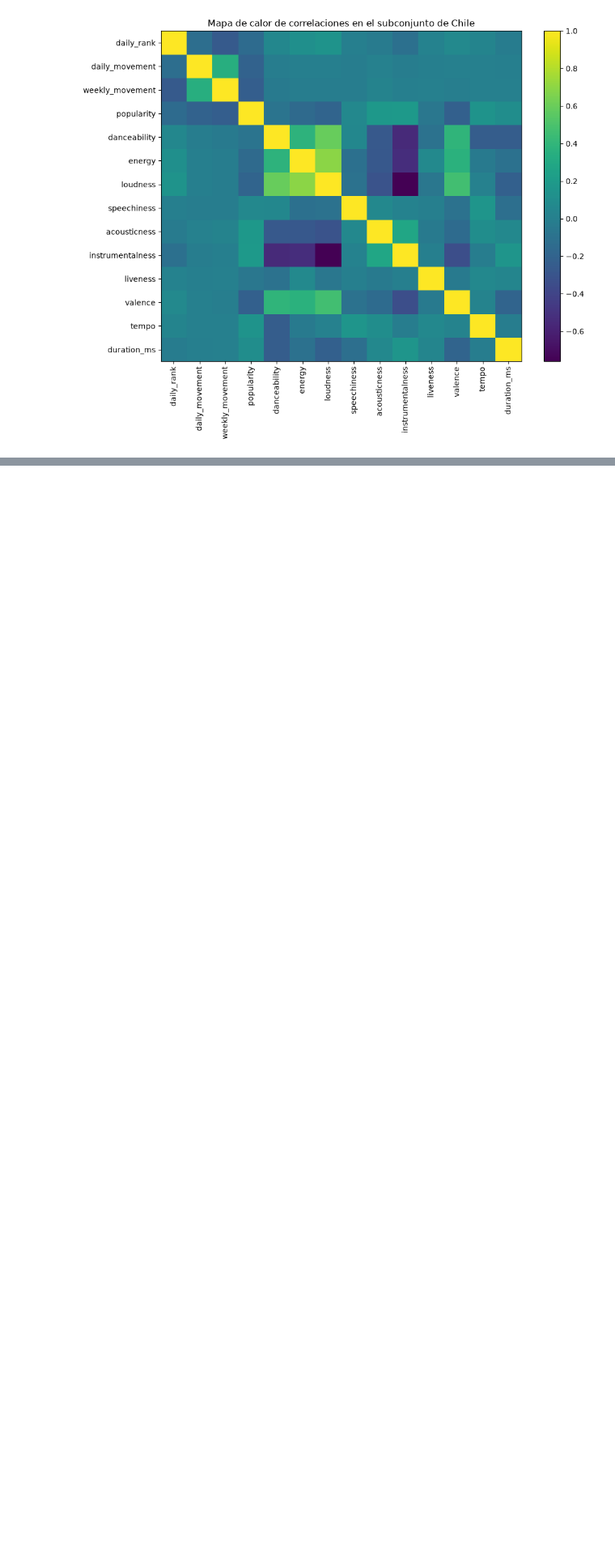
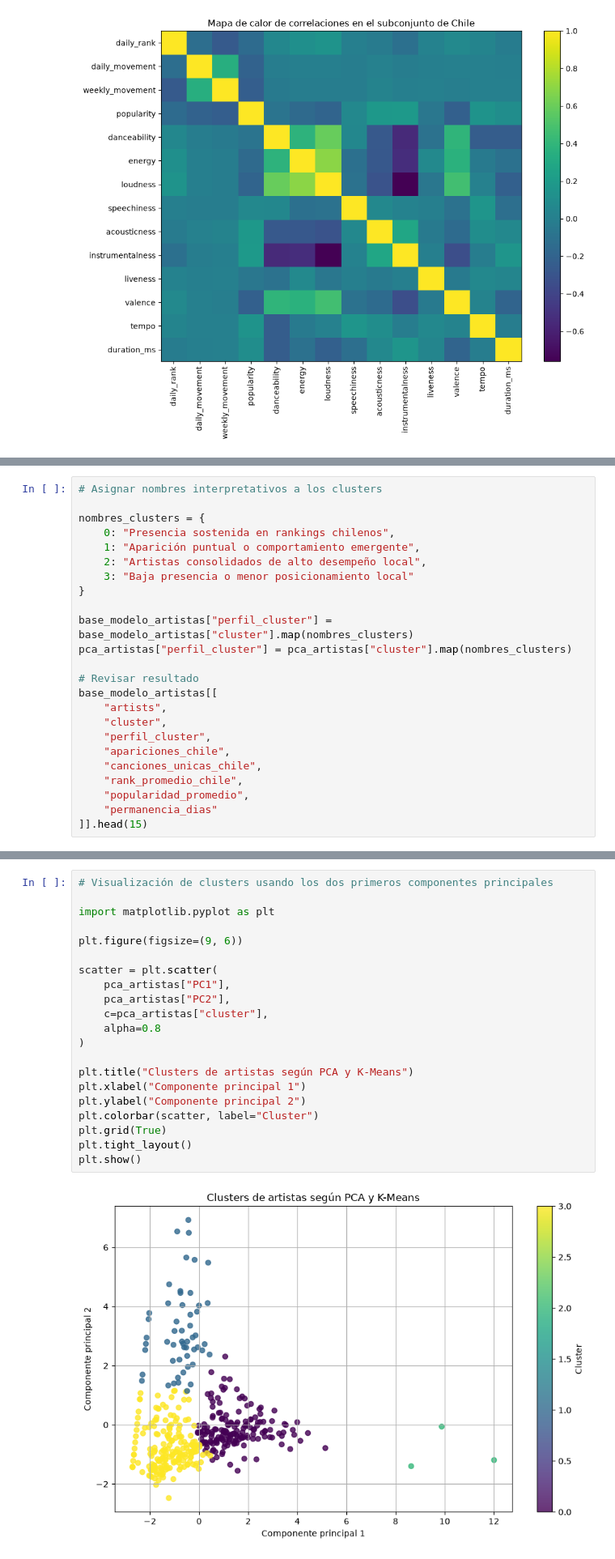
Before and after one commit to omarsanhuezaperiodista-ai/omarunab, a Jupyter notebook: spotify_artistas_chile_eda.ipynb, the cells around one changed output, grey strips where cells are left out. Shown at 81% size. Drawn from its saved outputs; the diff is of its cells as text; blank space fills up the shorter version.

```diff
--- a/spotify_artistas_chile_eda.ipynb
+++ b/spotify_artistas_chile_eda.ipynb
@@ -491,0 +1041,24 @@ plt.show()
+# %%
+# Asignar nombres interpretativos a los clusters
+
+nombres_clusters = {
+    0: "Presencia sostenida en rankings chilenos",
+    1: "Aparición puntual o comportamiento emergente",
+    2: "Artistas consolidados de alto desempeño local",
+    3: "Baja presencia o menor posicionamiento local"
+}
+
+base_modelo_artistas["perfil_cluster"] = base_modelo_artistas["cluster"].map(nombres_clusters)
+pca_artistas["perfil_cluster"] = pca_artistas["cluster"].map(nombres_clusters)
+
+# Revisar resultado
+base_modelo_artistas[[
+    "artists",
+    "cluster",
+    "perfil_cluster",
+    "apariciones_chile",
+    "canciones_unicas_chile",
+    "rank_promedio_chile",
+    "popularidad_promedio",
+    "permanencia_dias"
+]].head(15)
@@ -491,0 +1088,23 @@ plt.show()
+# %%
+# Visualización de clusters usando los dos primeros componentes principales
+
+import matplotlib.pyplot as plt
+
+plt.figure(figsize=(9, 6))
+
+scatter = plt.scatter(
+    pca_artistas["PC1"],
+    pca_artistas["PC2"],
+    c=pca_artistas["cluster"],
+    alpha=0.8
+)
+
+plt.title("Clusters de artistas según PCA y K-Means")
+plt.xlabel("Componente principal 1")
+plt.ylabel("Componente principal 2")
+plt.colorbar(scatter, label="Cluster")
+plt.grid(True)
+plt.tight_layout()
+plt.show()
+# %% [output]
+[figure, added]
```
Also changed, not shown: parts of 25 cells of this notebook.
